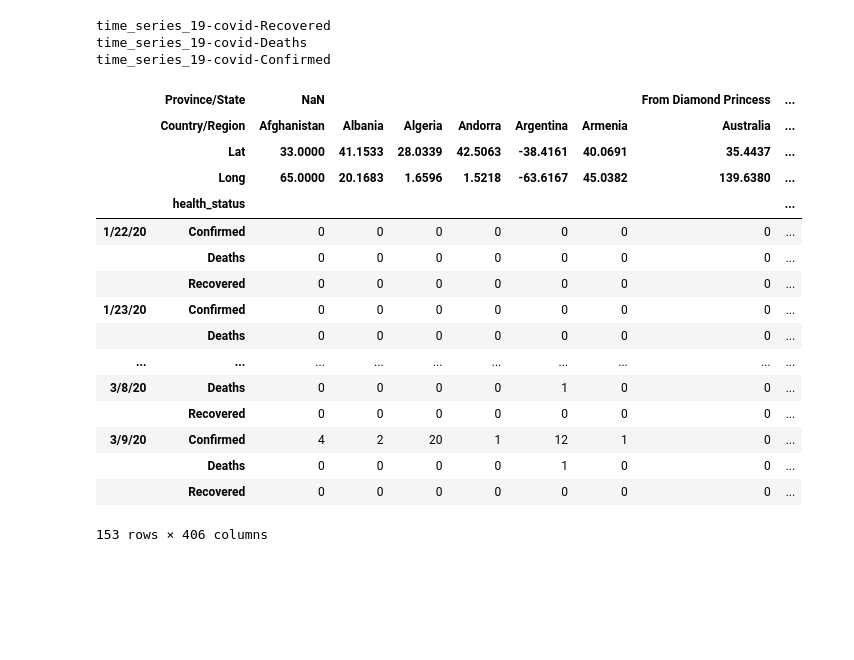
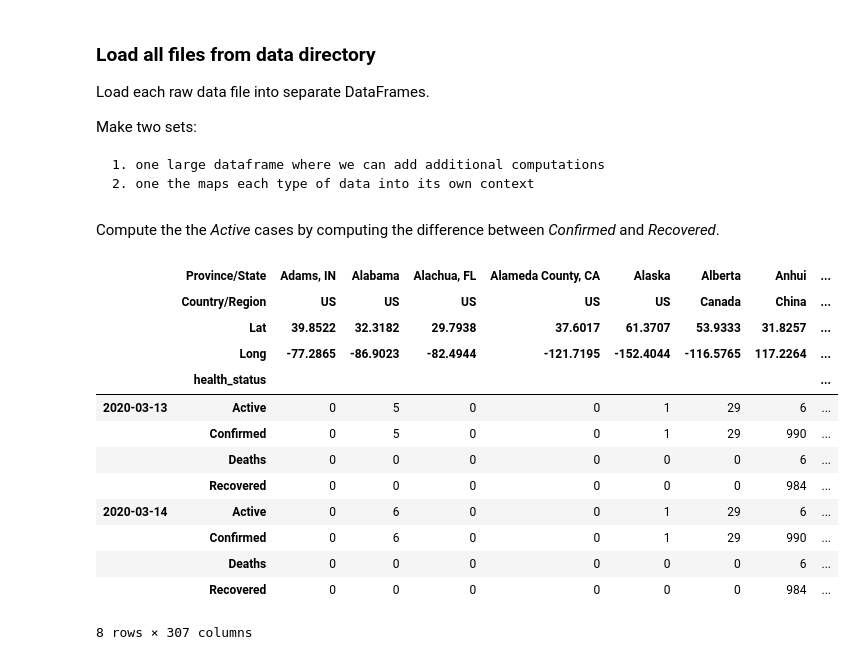
Before and after one commit to jimklo/covid19, a Jupyter notebook: notebooks/C2.ipynb, the cells around one changed output. Saved outputs shown, nothing was run; the diff lists cells and outputs as text; code cells hidden in the pictures; blank space fills up the shorter version.

```diff
--- a/notebooks/C2.ipynb
+++ b/notebooks/C2.ipynb
@@ -10,39 +15,28 @@ import matplotlib.pyplot as plt
 # %%
 data_dir = Path('../data/CSSEGISandData/COVID-19/csse_covid_19_data/csse_covid_19_time_series')
+# %% [markdown]
+### Load all files from data directory
+
+Load each raw data file into separate DataFrames.
+
+Make two sets:
+
+    1. one large dataframe where we can add additional computations
+    2. one the maps each type of data into its own context
 # %%
 all_data = []
-
+all_mapped = {}
 for data_file in data_dir.glob('*.csv'):
-    print(data_file.stem)
     file_type = data_file.stem.split('-')[-1]
     df = pd.read_csv(data_file)
+    all_mapped[file_type] = df.copy(True)
     df.loc[:,'health_status'] = file_type
+
     all_data.append(df)
 #     display(df)
-
 df_all = pd.concat(all_data, ignore_index=True, sort=False)
 df_all = df_all.set_index(['Province/State', 'Country/Region', 'Lat', 'Long'])
 df_all = df_all.pivot(columns='health_status')
-df_all = df_all.sort_index(level=[1,0]).T.sort_index(level=[0,1])
-df_all
+df_all = df_all.sort_index(level=[1,0]).T
+df_all.index = df_all.index.set_levels(pd.to_datetime(df_all.index.levels[0]), level=0)
+# df_all.head()
-# %% [output]
-time_series_19-covid-Recovered
-time_series_19-covid-Deaths
-time_series_19-covid-Confirmed
-|  | Province/State | NaN |  |  |  |  |  | From Diamond Princess | ... |
-|  | Country/Region | Afghanistan | Albania | Algeria | Andorra | Argentina | Armenia | Australia | ... |
-|  | Lat | 33.0000 | 41.1533 | 28.0339 | 42.5063 | -38.4161 | 40.0691 | 35.4437 | ... |
-|  | Long | 65.0000 | 20.1683 | 1.6596 | 1.5218 | -63.6167 | 45.0382 | 139.6380 | ... |
-|  | health_status |  |  |  |  |  |  |  | ... |
-| 1/22/20 | Confirmed | 0 | 0 | 0 | 0 | 0 | 0 | 0 | ... |
-|  | Deaths | 0 | 0 | 0 | 0 | 0 | 0 | 0 | ... |
-|  | Recovered | 0 | 0 | 0 | 0 | 0 | 0 | 0 | ... |
-| 1/23/20 | Confirmed | 0 | 0 | 0 | 0 | 0 | 0 | 0 | ... |
-|  | Deaths | 0 | 0 | 0 | 0 | 0 | 0 | 0 | ... |
-| ... | ... | ... | ... | ... | ... | ... | ... | ... | ... |
-| 3/8/20 | Deaths | 0 | 0 | 0 | 0 | 1 | 0 | 0 | ... |
-|  | Recovered | 0 | 0 | 0 | 0 | 0 | 0 | 0 | ... |
-| 3/9/20 | Confirmed | 4 | 2 | 20 | 1 | 12 | 1 | 0 | ... |
-|  | Deaths | 0 | 0 | 0 | 0 | 1 | 0 | 0 | ... |
-|  | Recovered | 0 | 0 | 0 | 0 | 0 | 0 | 0 | ... |
-153 rows × 406 columns
@@ -51,0 +43,22 @@ plt.rcParams['figure.figsize'] = [20, 10]
+# %% [markdown]
+Compute the the *Active* cases by computing the difference between *Confirmed* and *Recovered*.
+# %%
+df_all = df_all.sort_index(level=[0,1]).T.stack(level=0)
+df_all = df_all.assign(Active=df_all.loc[:,'Confirmed'] - df_all.loc[:,'Recovered'])
+df_all = df_all.T.stack(level=4).swaplevel(i=1,j=0).sort_index(level=[0,1])
+df_all.tail(8)
+# %% [output]
+|  | Province/State | Adams, IN | Alabama | Alachua, FL | Alameda County, CA | Alaska | Alberta | Anhui | ... |
+|  | Country/Region | US | US | US | US | US | Canada | China | ... |
+|  | Lat | 39.8522 | 32.3182 | 29.7938 | 37.6017 | 61.3707 | 53.9333 | 31.8257 | ... |
+|  | Long | -77.2865 | -86.9023 | -82.4944 | -121.7195 | -152.4044 | -116.5765 | 117.2264 | ... |
+|  | health_status |  |  |  |  |  |  |  | ... |
+| 2020-03-13 | Active | 0 | 5 | 0 | 0 | 1 | 29 | 6 | ... |
+|  | Confirmed | 0 | 5 | 0 | 0 | 1 | 29 | 990 | ... |
+|  | Deaths | 0 | 0 | 0 | 0 | 0 | 0 | 6 | ... |
+|  | Recovered | 0 | 0 | 0 | 0 | 0 | 0 | 984 | ... |
+| 2020-03-14 | Active | 0 | 6 | 0 | 0 | 1 | 29 | 6 | ... |
+|  | Confirmed | 0 | 6 | 0 | 0 | 1 | 29 | 990 | ... |
+|  | Deaths | 0 | 0 | 0 | 0 | 0 | 0 | 6 | ... |
+|  | Recovered | 0 | 0 | 0 | 0 | 0 | 0 | 984 | ... |
+8 rows × 307 columns
```
Also changed, not shown: parts of 7 cells of this notebook, 2 other files.
